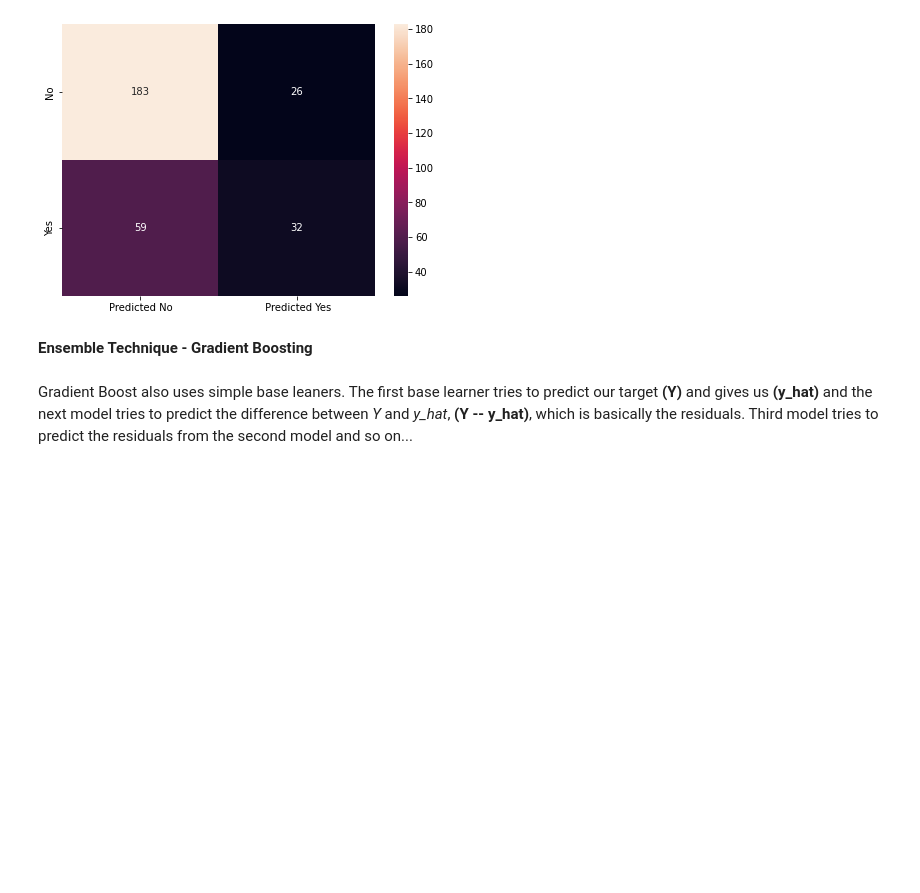
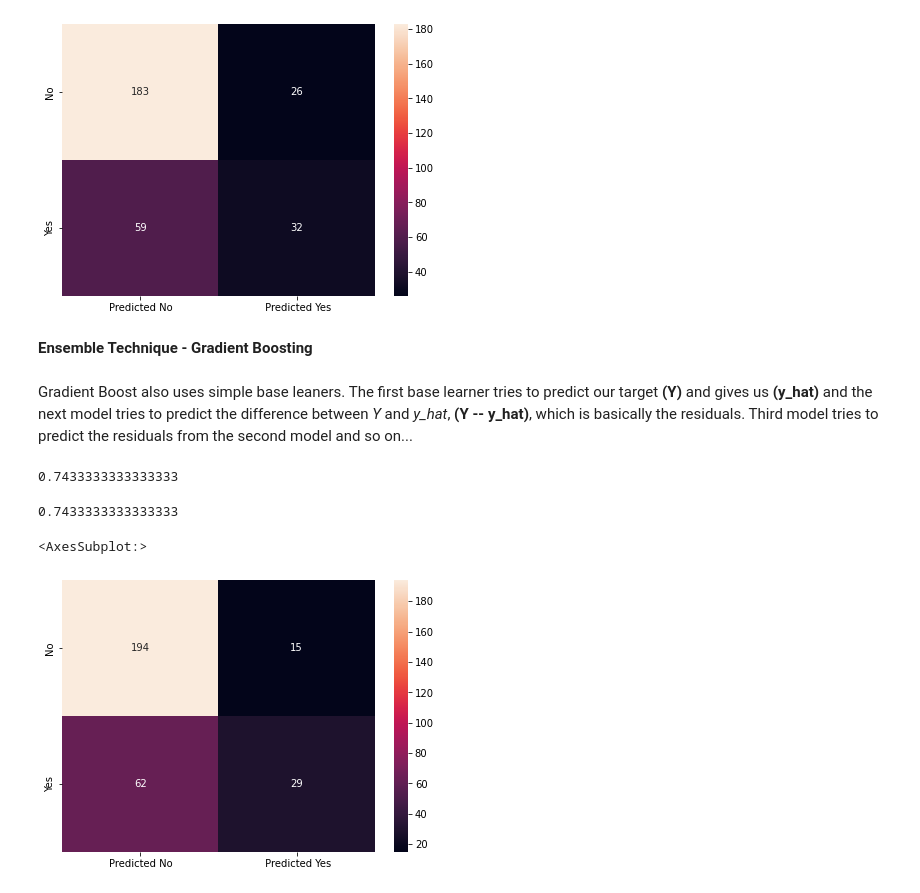
Before and after one commit to RochaErik/X-Ensemble-Techniques-Credit-Data, a Jupyter notebook: Ensemble_techniques_Credit_data.ipynb, the cells around one changed output. Cells and saved outputs as stored; diff of their text form; code cells hidden in the pictures; blank space fills up the shorter version.

Commit message:
Gradient boosting ensemble technique

```diff
--- a/Ensemble_techniques_Credit_data.ipynb
+++ b/Ensemble_techniques_Credit_data.ipynb
@@ -359,4 +356,4 @@ from sklearn.ensemble import AdaBoostClassifier
 
 adaB_cl = AdaBoostClassifier(n_estimators=50, random_state=42)
 # %%
-adaB_cl.fit(X_train,y_train)
+adaB_cl = adaB_cl.fit(X_train,y_train)
@@ -385,3 +380,26 @@ sns.heatmap(df_cm, annot=True ,fmt='g')
 **Ensemble Technique - Gradient Boosting**
 # %% [markdown]
 Gradient Boost also uses simple base leaners. The first base learner tries to predict our target **(Y)** and gives us **(y_hat)** and the next model tries to predict the difference between *Y* and *y_hat*, **(Y -- y_hat)**, which is basically the residuals. Third model tries to predict the residuals from the second model and so on...
+# %%
+from sklearn.ensemble import GradientBoostingClassifier
+gradB_cl = GradientBoostingClassifier(n_estimators = 50,random_state=1)
+# %%
+gradB_cl = gradB_cl.fit(X_train, y_train)
+# %%
+y_predict = gradB_cl.predict(X_test)
+# %%
+gradB_cl.score(X_test, y_test)
+# %% [output]
+0.7433333333333333
+# %%
+print(gradB_cl.score(X_test, y_test))
+cm=metrics.confusion_matrix(y_test, y_predict,labels=[0, 1])
+
+df_cm = pd.DataFrame(cm, index = [i for i in ["No","Yes"]],
+                  columns = [i for i in ["Predicted No"," Predicted Yes"]])
+plt.figure(figsize = (7,5))
+sns.heatmap(df_cm, annot=True ,fmt='g')
+# %% [output]
+0.7433333333333333
+<AxesSubplot:>
+[figure, added]
```
Also changed, not shown: parts of 2 cells of this notebook.
